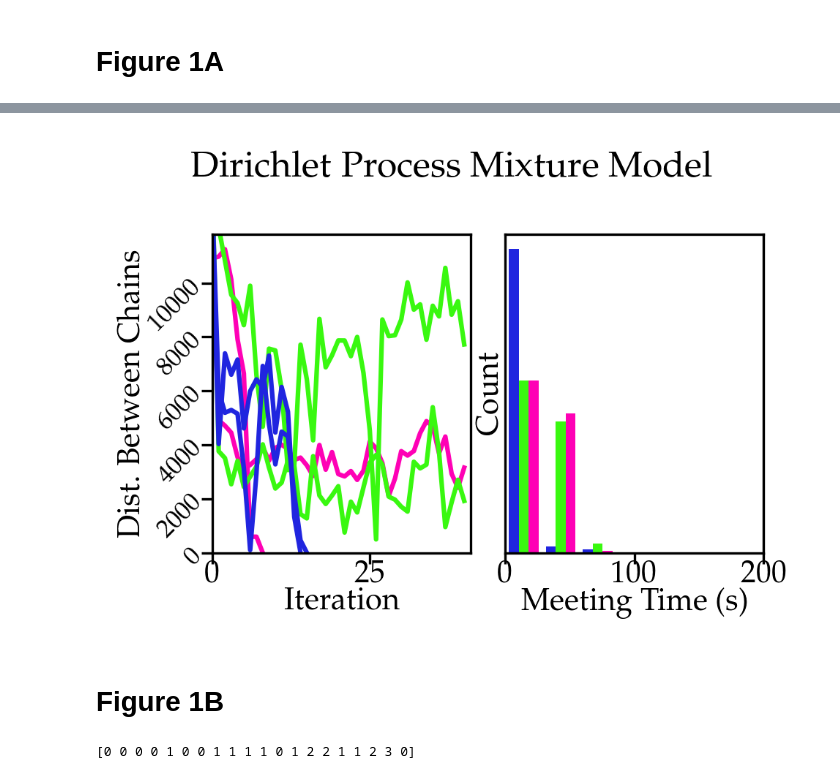
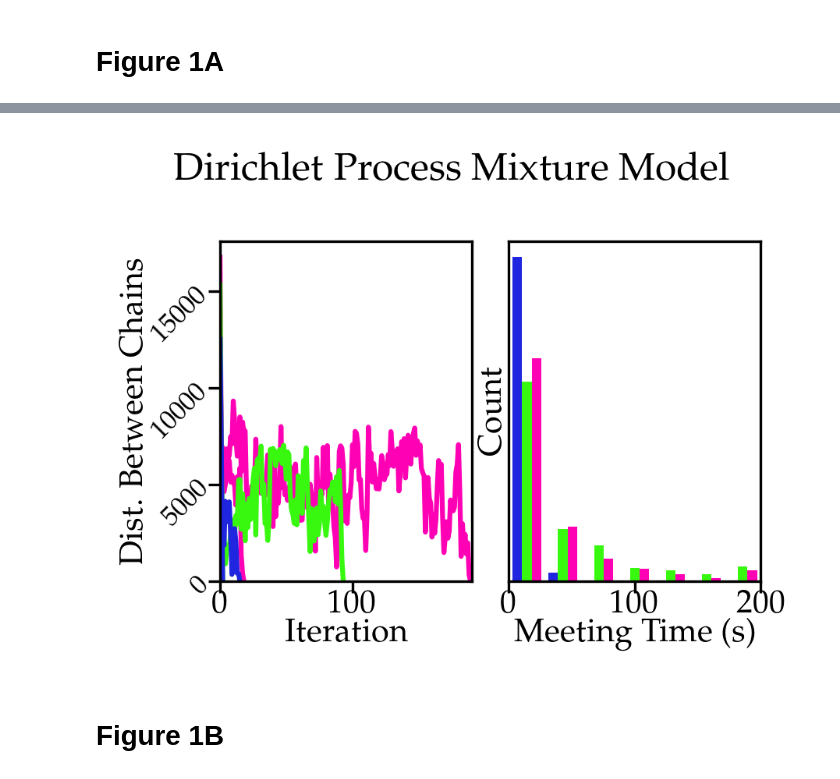
Before and after one commit to tinnguyen96/partition-coupling, a Jupyter notebook: Figure1.ipynb, the cells around one changed output, grey strips where cells are left out. Saved outputs shown, nothing was run; the diff lists cells and outputs as text; code cells hidden in the pictures.

Commit message:
tidied up figure 1 notebook with results

```diff
--- a/Figure1.ipynb
+++ b/Figure1.ipynb
@@ -108,7 +114,7 @@ def crp_gibbs_couple(
         clusts1, clusts2 = utils.z_to_clusts(z1), utils.z_to_clusts(z2)
         z1s.append(z1); z2s.append(z2)
 
-
+        # compute and log distance between partitions
         dist_between_partitions = utils.adj_dists_fast(clusts1, clusts2)
         dists_by_iter.append(dist_between_partitions)
 
@@ -118,9 +124,7 @@ def crp_gibbs_couple(
             save_name = save_base + "_%04d.png"%I if save_base is not None else None
             plot_chains(data, clusts1, clusts2, save_name=save_name)
 
-        if dist_between_partitions == 0:
-            print("Chains coupled after %d iterations!"%I)
-            break
+        if dist_between_partitions == 0: break
 
     return z1, dists_by_iter
 # %% [markdown]
@@ -159,12 +163,11 @@ def run_rep(K, Ndata, sd=2., sd0=2., alpha=0.5, lag=200, maxIters=int(1e5)):
 
     return trace_maximal, trace_optimal, trace_rng, time_maximal, time_optimal, time_rng
 # %%
-n_reps = 200
+n_reps = 250
 Ndata, K, sd, sd0, alpha = 150, 4, 2., 2.5, 0.2
 initz = np.zeros(Ndata, dtype=np.int)
 lag = 250 # number of lag iterations
-# maxIters = 2000
-maxIters = 200
+maxIters = 2000
 
 traces_by_coupling = {"Optimal":[], "Maximal":[], "Common_RNG":[]}
 times_by_coupling = {"Optimal":[], "Maximal":[], "Common_RNG":[]}
@@ -172,10 +175,8 @@ times_by_coupling = {"Optimal":[], "Maximal":[], "Common_RNG":[]}
 
 run_in_parallel = True
 if run_in_parallel:
-    pool_size = 18
     def simulate(rep):
         result = run_rep(K=K, Ndata=Ndata, sd=sd, sd0=sd0, alpha=alpha, lag=lag, maxIters=maxIters)
-        print("completed rep %04d"%rep)
         return result
     with Pool(pool_size) as p:
         results = p.map(simulate, range(n_reps))
@@ -189,8 +190,6 @@ if run_in_parallel:
         times_by_coupling["Common_RNG"].append(time_rng)
 else:
     for rep in range(n_reps):
-        if (10*rep)%n_reps==0: print("Rep %04d/%04d"%(rep, n_reps))
-
         trace_maximal, trace_optimal, trace_rng, time_maximal, time_optimal, time_rng = run_rep(
             K=K, Ndata=Ndata, sd=sd, sd0=sd0, alpha=alpha, lag=lag, maxIters=maxIters)
         traces_by_coupling["Optimal"].append(trace_optimal)
@@ -220,42 +201,35 @@ completed rep 0182
 # %%
-imp.reload(utils)
-
 dirname = "figure1_results/"
 if not os.path.exists(dirname):
     print("Will make directory %s" %dirname)
     os.makedirs(dirname)
 
 fn_base = dirname + "N=150_K=4_sd=2_sd0=2.5_alpha=0.2"
 traces_by_coupling_150_4_2_25_02 = copy.deepcopy(traces_by_coupling)
 traces_fn = fn_base + "_traces.npy"
 np.save(traces_fn, traces_by_coupling_150_4_2_25_02)
 traces_by_coupling_150_4_2_25_02 = np.load(traces_fn, allow_pickle=True).item()
 
 times_by_coupling_150_4_2_25_02 = copy.deepcopy(times_by_coupling)
 times_fn = fn_base + "_meeting_times.npy"
 np.save(times_fn, times_by_coupling_150_4_2_25_02)
 times_by_coupling_150_4_2_25_02 = np.load(times_fn, allow_pickle=True).item()
 title = "Dirichlet Process Mixture Model"
-np.random.seed(20)
 
 utils.meeting_times_plots(
     traces_by_coupling_150_4_2_25_02, times_by_coupling_150_4_2_25_02,
     couplings_plot=['Optimal', 'Maximal', 'Common_RNG'],
     couplings_colors=['#2025df', '#39f810','#fe01b5'], title=title, alpha=1.0, nbins=8, max_time=200,
     linewidth=1.5, iter_interval=5, n_traces_plot=2, max_iter=1000
     )
 # %% [output]
-[figure, old version]
+[figure, new version]
 # %% [markdown]
 # Figure 1B
 # %%
-# Generate new graph as an Icosahedral
-if False:
-    graph_name = "Icosahedral"
-    g = igraph.Graph.Famous(graph_name)
-else:
-    n, p =  20, 0.15
-    g = igraph.Graph.Erdos_Renyi(n, p)
+# Generate an an Erdos Renyi random graph
+n, p =  20, 0.15
+g = igraph.Graph.Erdos_Renyi(n, p)
 
 ## number of vertices in the graph
 nvertices = g.vcount()
@@ -277,7 +251,6 @@ def rinit(g):
     return vertex_colors
 
 vertex_colors_init = rinit(g)
-print(vertex_colors_init)
 
 ## all possible colours
 ncolors = len(set(vertex_colors_init))+1
@@ -445,8 +418,6 @@ def gibbs_sweep_couple(g, ncolors, vertex_colors1, vertex_colors2, coupling="Max
             g, ncolors, vertex_colors1.copy(), vertex_colors2.copy(), n,
             clusts1, clusts2, intersection_sizes, coupling=coupling)
     return vertex_colors1, vertex_colors2
-# %% [output]
-[0 0 0 0 1 0 0 1 1 1 1 0 1 2 2 1 1 2 3 0]
 # %%
 def plot_coupling(colors_history_coupled, dists_by_iteration, max_iters_plot=200):
     I = min([max_iters_plot, len(colors_history_coupled)])
```
Also changed, not shown: parts of 7 cells of this notebook, 4 other files.
